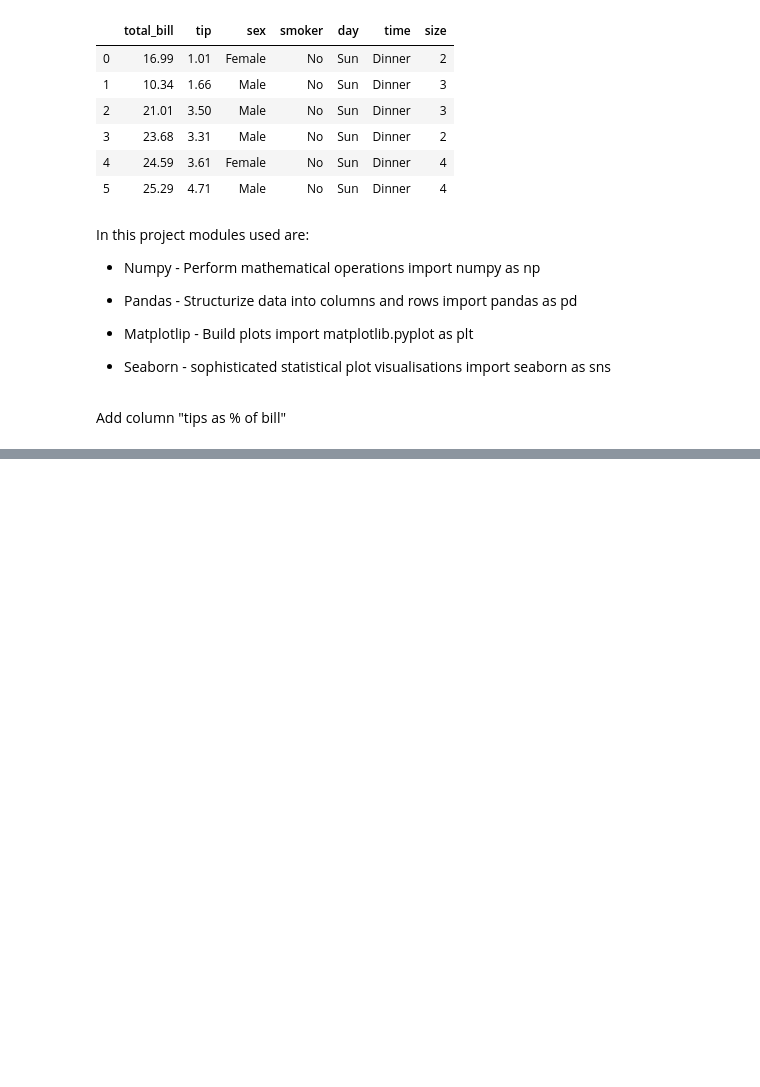
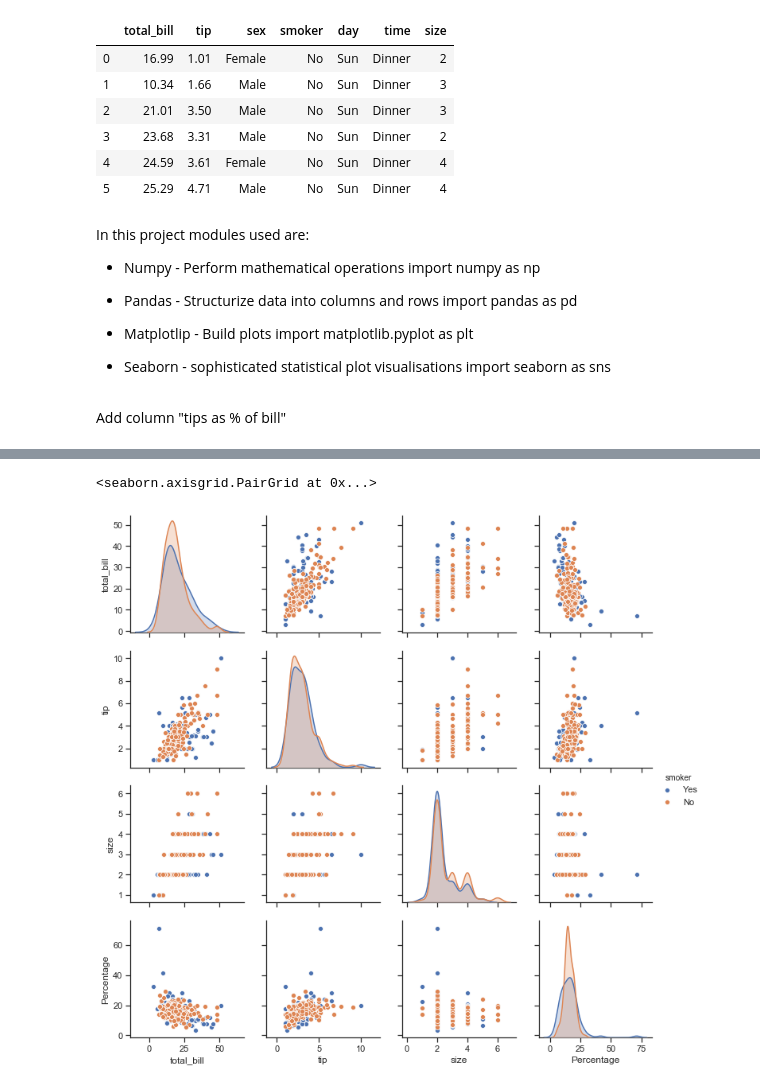
Before and after one commit to kmieluu/Collatz, a Jupyter notebook: Fundamentals of Data Analysis.ipynb, the cells around one changed output, grey strips where cells are left out. Saved outputs shown, nothing was run; the diff lists cells and outputs as text; code cells hidden in the pictures; blank space fills up the shorter version.

```diff
--- a/Fundamentals of Data Analysis.ipynb
+++ b/Fundamentals of Data Analysis.ipynb
@@ -61,0 +74,5 @@ ModuleNotFoundError: No module named 'DataFrame'
+# %%
+sns.pairplot(tips, hue="smoker")
+# %% [output]
+<seaborn.axisgrid.PairGrid at 0x...>
+[figure, added]
```
Also changed, not shown: parts of 14 cells of this notebook.
